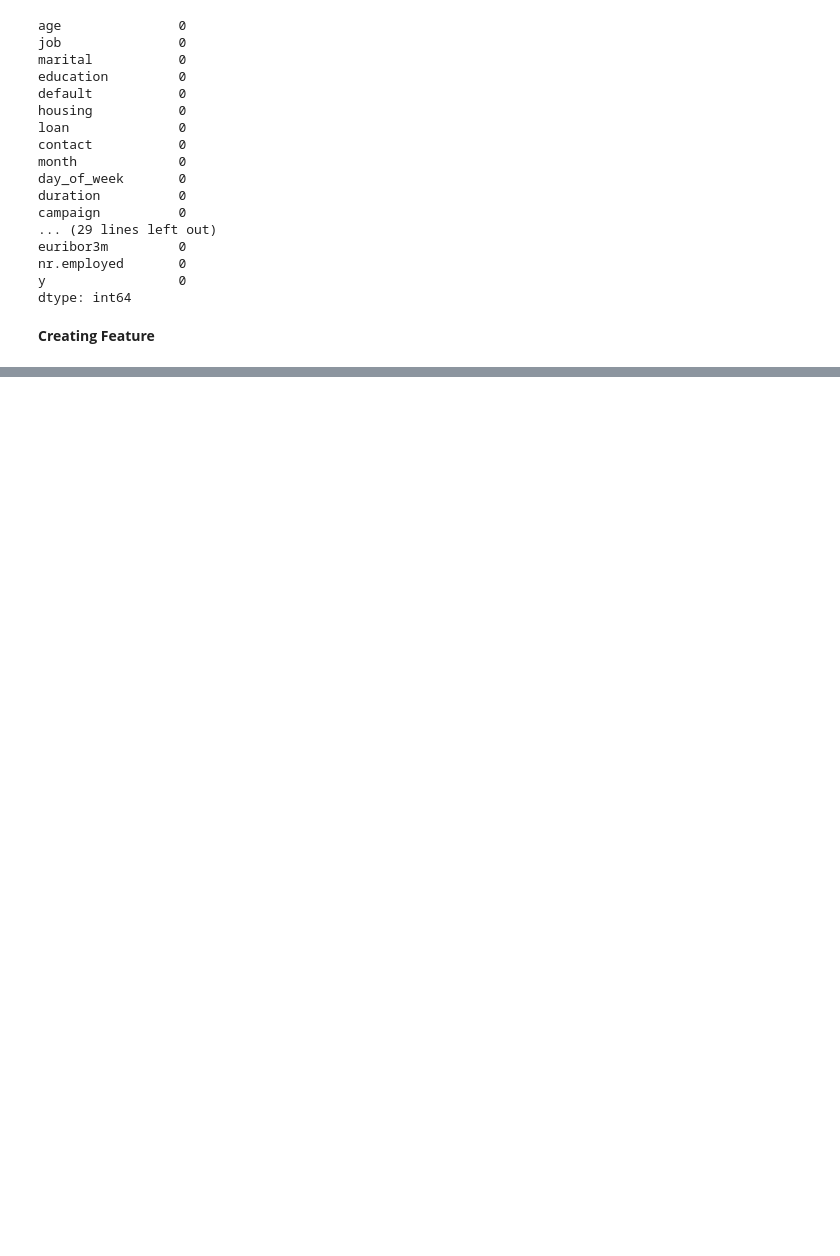
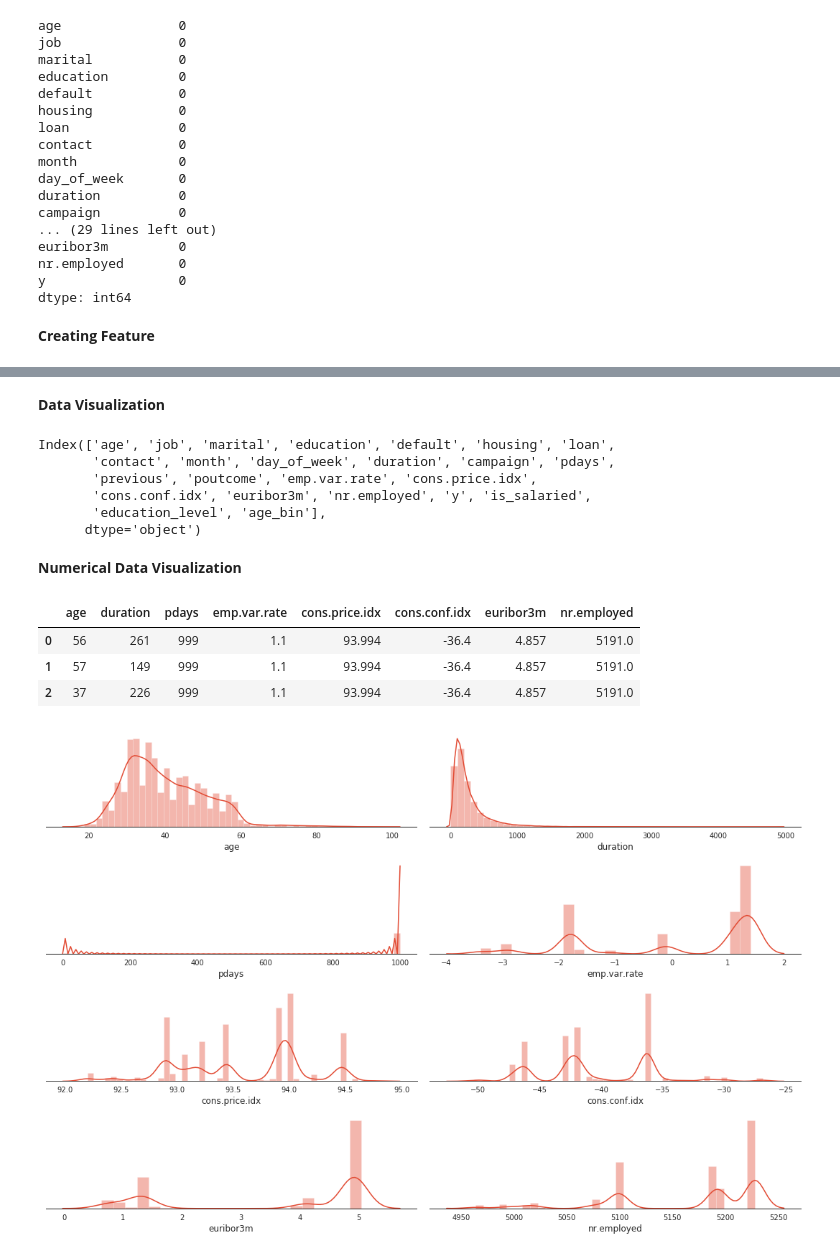
Before and after one commit to tripidhoble/Greyatom-Hackathon1, a Jupyter notebook: Marketing_Campaign.ipynb, the cells around one changed output, grey strips where cells are left out. Cells and saved outputs as stored; diff of their text form; code cells hidden in the pictures; blank space fills up the shorter version.

```diff
--- a/Marketing_Campaign.ipynb
+++ b/Marketing_Campaign.ipynb
@@ -34,4 +42,4 @@ sns.set_style('white')
 campaign_data = pd.read_csv("drive/My Drive/data/bank-additional-full.csv")
 campaign_data_validate = pd.read_csv("drive/My Drive/data/bank-additional.csv")
 # %%
-datasets = [campaign_data_validate, campaign_data_validate]
+datasets = [campaign_data, campaign_data_validate]
@@ -292,0 +385,38 @@ for dataset in datasets:
+# %% [markdown]
+**Data Visualization**
+# %%
+campaign_data.columns
+# %% [output]
+Index(['age', 'job', 'marital', 'education', 'default', 'housing', 'loan',
+       'contact', 'month', 'day_of_week', 'duration', 'campaign', 'pdays',
+       'previous', 'poutcome', 'emp.var.rate', 'cons.price.idx',
+       'cons.conf.idx', 'euribor3m', 'nr.employed', 'y', 'is_salaried',
+       'education_level', 'age_bin'],
+      dtype='object')
+# %% [markdown]
+**Numerical Data Visualization**
+# %%
+num_cols = [ 'age','duration','pdays','emp.var.rate', 'cons.price.idx',
+             'cons.conf.idx', 'euribor3m', 'nr.employed']
+# %%
+# create a subset of dataframe with only 'num_features'
+subset_num_data = campaign_data[num_cols]
+subset_num_data.head(3)
+# %% [output]
+|  | age | duration | pdays | emp.var.rate | cons.price.idx | cons.conf.idx | euribor3m | nr.employed |
+| 0 | 56 | 261 | 999 | 1.1 | 93.994 | -36.4 | 4.857 | 5191.0 |
+| 1 | 57 | 149 | 999 | 1.1 | 93.994 | -36.4 | 4.857 | 5191.0 |
+| 2 | 37 | 226 | 999 | 1.1 | 93.994 | -36.4 | 4.857 | 5191.0 |
+# %%
+# Set up the matplotlib figure
+f, axes = plt.subplots(4, 2, figsize=(15, 10))
+sns.despine(left=True)
+
+for i in range(4):
+    for j in range(2):
+        col = num_cols[ i * 2 + j]
+        sns.distplot(subset_num_data[col], kde=True, ax=axes[i, j])
+        plt.setp(axes, yticks=[])
+        plt.tight_layout()
+# %% [output]
+[figure, added]
```
Also changed, not shown: parts of 43 cells of this notebook.
